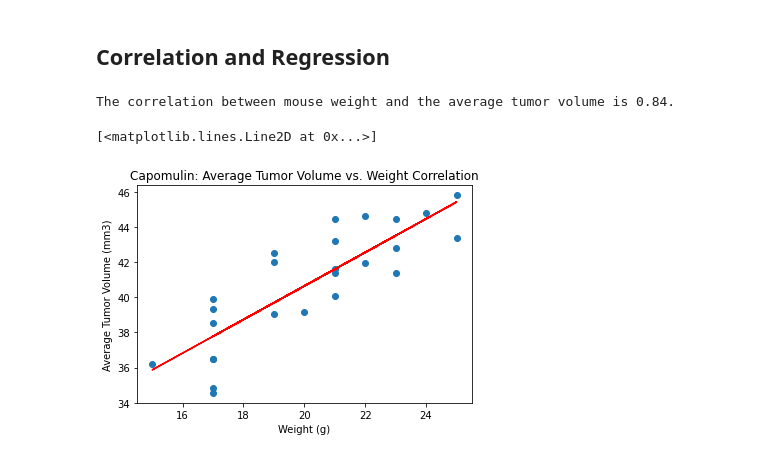
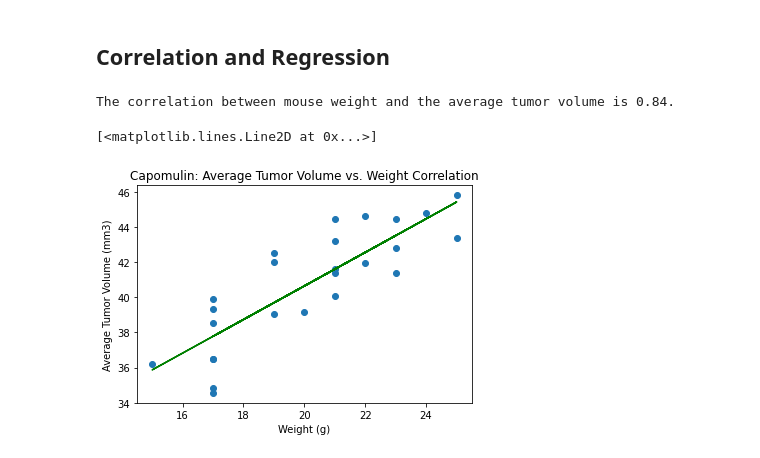
Before and after one commit to geyo/matplotlib-challenge, a Jupyter notebook: Pymaceuticals/pymaceuticals.ipynb, the cells around one changed output. Drawn from its saved outputs; the diff is of its cells as text; code cells hidden in the pictures.

```diff
--- a/Pymaceuticals/pymaceuticals.ipynb
+++ b/Pymaceuticals/pymaceuticals.ipynb
@@ -70,5 +75,6 @@ duplicated_data
 # %%
 # Create a clean DataFrame by dropping the duplicate mouse by its ID.
-cleaned_mouse_results = mouse_results.loc[mouse_results["Mouse ID"] != "g989"]
-cleaned_mouse_results
+#cleaned_mouse_results = mouse_results.loc[mouse_results["Mouse ID"] != "g989"]
+cleaned_mouse_results = mouse_results.drop_duplicates(subset=["Mouse ID", "Timepoint"])
+cleaned_mouse_results.count()
 # %% [output]
@@ -329,8 +346,8 @@ Text(0, 0.5, 'Final Tumor Volumes (mm3)')
 # %% [markdown]
 Generate a line plot of tumor volume vs. timepoint for a mouse treated with Capomulin.
 # %%
-# Grab all instances of Capomulin being tested from mouse results dataframe.
-all_capomulin = mouse_results.loc[mouse_results["Drug Regimen"] == "Capomulin"]
+# Get the list of mice being treated with Capomulin.
+all_capomulin = cleaned_mouse_results.loc[mouse_results["Drug Regimen"] == "Capomulin"]
 all_capomulin["Mouse ID"].unique()
 # %% [output]
 array(['s185', 'x401', 'm601', 'f966', 'u364', 'y793', 'r554', 'm957',
@@ -391,0 +386,7 @@ capomulin_mean_tum
+# %%
+# Group all capomulin dataframe by mouse ID, and grab average tumor volume for each.
+capomulin_mean_tum = all_capomulin[["Mouse ID","Tumor Volume (mm3)","Weight (g)" ]].groupby(["Mouse ID"]).mean()
+# Note: the weight is the same for each datapoint (as the original csv file did not track weight over time.)
+# Therefore, the mean() applied to the series of weights for a mouse will return the original value.
+capomulin_mean_tum = capomulin_mean_tum.rename(columns={"Tumor Volume (mm3)":"Average Tumor Volume (mm3)"})
+capomulin_mean_tum
@@ -392,7 +412,7 @@ capomulin_mean_tum
 # %%
 # Generate a scatter plot of average tumor volume vs. mouse weight for the Capomulin regimen
 c_weight = capomulin_mean_tum["Weight (g)"]
-c_tum = capomulin_mean_tum["Tumor Volume (mm3)"]
+c_tum = capomulin_mean_tum["Average Tumor Volume (mm3)"]
 plt.scatter(c_weight, c_tum )
 plt.xlabel("Weight (g)")
 plt.ylabel("Average Tumor Volume (mm3)")
@@ -405,27 +425,30 @@ Text(0.5, 1.0, 'Capomulin: Average Tumor Volume vs. Mouse Weight')
 # %%
 # Calculate the correlation coefficient and linear regression model
 # for mouse weight and average tumor volume for the Capomulin regimen
 
-# Calculate correlation.
+# Calculate correlation
 # The st.pearsonr() function returns two values--the correlation coefficient and the p-value.
 
 correlation = st.pearsonr(c_weight, c_tum)
 print(f"The correlation between mouse weight and the average tumor volume is {round(correlation[0],2)}.")
 
 # Replicate scatterplot.
 plt.scatter(c_weight, c_tum)
 plt.xlabel("Weight (g)")
 plt.ylabel("Average Tumor Volume (mm3)")
 plt.title("Capomulin: Average Tumor Volume vs. Weight Correlation")
 
 # Calculate linear regression.
 # The st.linregress() function accepts the x and y values,
 # and returns slope, intercept, rvalue, pvalue, and standard error.
 slope, intercept, rvalue, pavalue, stderr = st.linregress(c_weight, c_tum)
-# Use y = mx + b to create series of regression values.
-regress_values = c_weight * slope + intercept # Find series of regression values.
-plt.plot(c_weight, regress_values, "r") # Plot
+
+# Find series of regression values.
+regress_values = c_weight * slope + intercept
+
+# Plot linear regression line
+plt.plot(c_weight, regress_values, "g")
 # %% [output]
 The correlation between mouse weight and the average tumor volume is 0.84.
 [<matplotlib.lines.Line2D at 0x...>]
-[figure, old version]
+[figure, new version]
```
Also changed, not shown: parts of 18 cells of this notebook.
